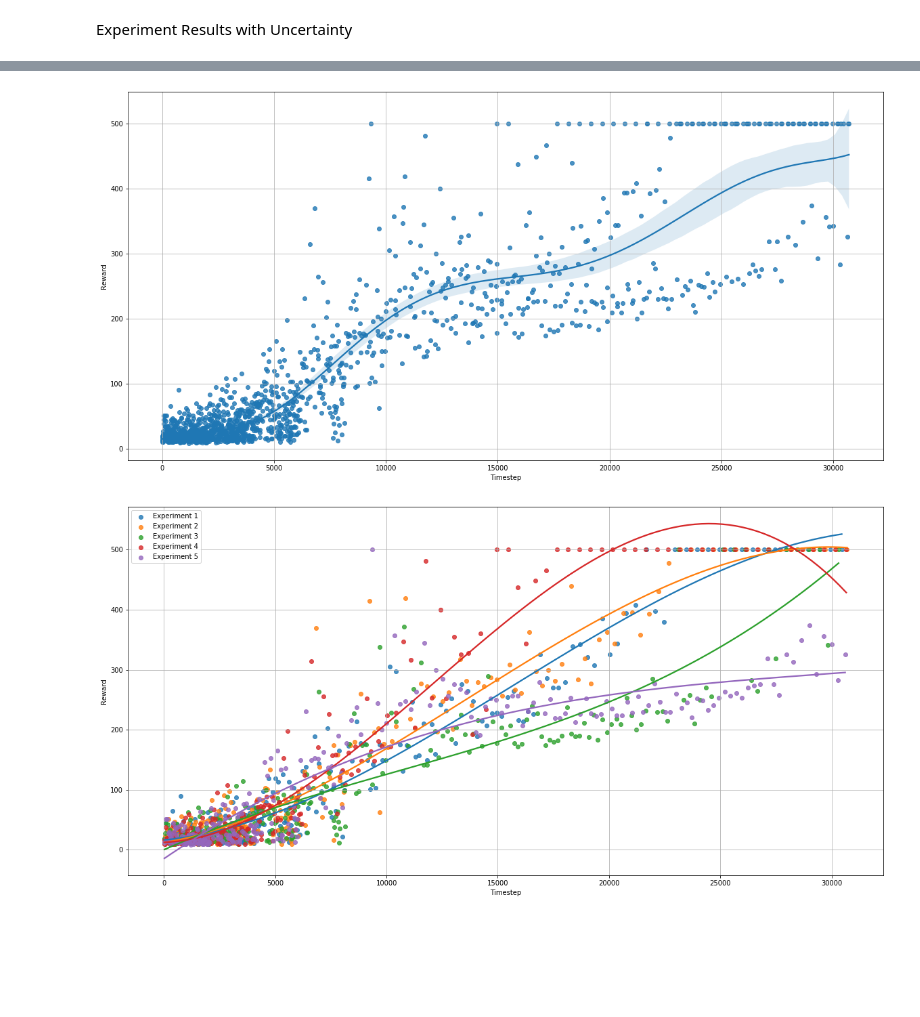
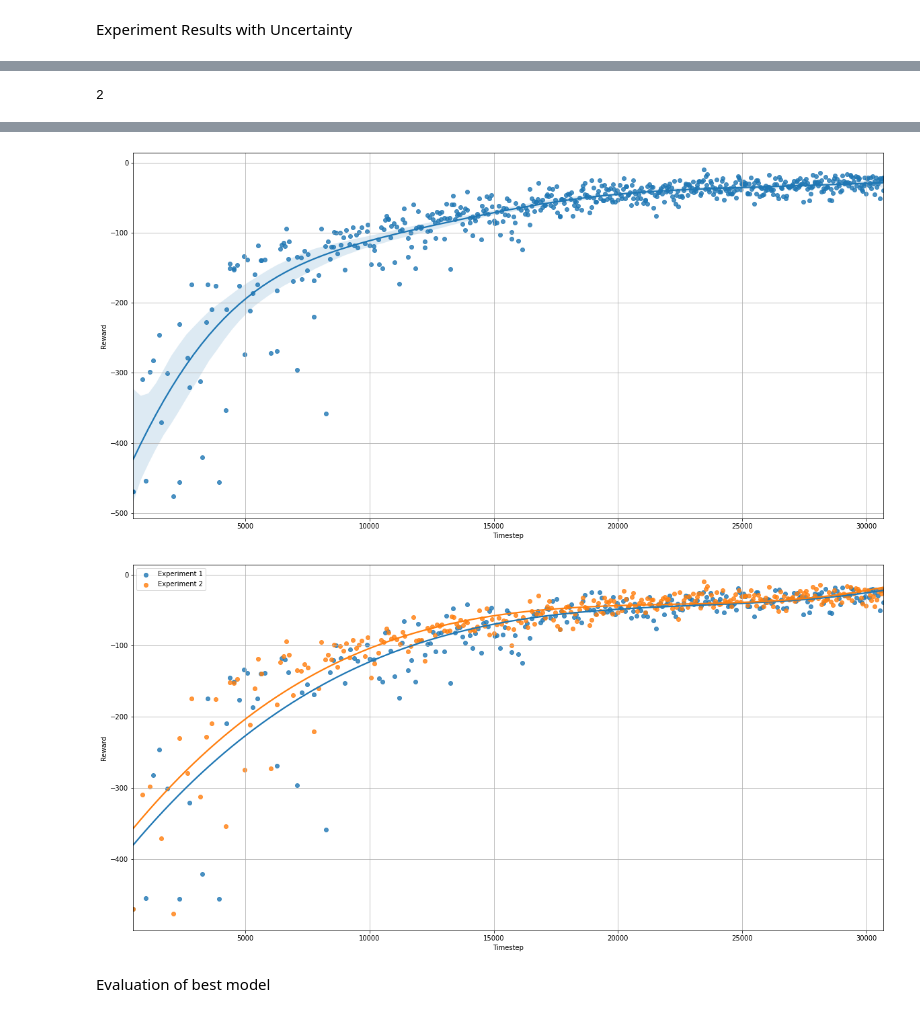
Before and after one commit to JonasLewe/applied_rl, a Jupyter notebook: DynamicModel.ipynb, the cells around one changed output, grey strips where cells are left out. Saved outputs shown, nothing was run; the diff lists cells and outputs as text; code cells hidden in the pictures; blank space fills up the shorter version.

Commit message:
Add files via upload
Added direction and reward graphs, full switch to Swingup + EvalCallback

```diff
--- a/DynamicModel.ipynb
+++ b/DynamicModel.ipynb
@@ -265,14 +247,21 @@ os.makedirs(tensorboard_dir2, exist_ok=True)
 for e in range (1, (num_experiments+1), 1):
     log_dir = (log_dir2 + str(e))
     os.makedirs(log_dir, exist_ok=True)
-    env2 = NoisedObservationWrapper(gym.make("CartPole-v1"))
+    env2 = NoisedObservationWrapper(gym.make("CartPoleSwingUp-v0"))
     env2 = Monitor(env2, log_dir) # required for using callback functions during training
     env2 = DummyVecEnv([lambda: env2])
     env2 = VecNormalize(env2, norm_obs=True, norm_reward=True)
 
     model2 = PPO(MlpPolicy, env2, verbose=0)
-    callback2=SaveOnBestTrainingRewardCallback(check_freq=5000, log_dir=log_dir, save_dir = log_dir, avg_episodes=30, vec_norm_env=env2)
-    model2.learn(total_timesteps=time_steps, callback=callback2)
+
+    clear_output(wait=True)
+    print("Run " +  str(e))
+
+    eval_callback = EvalCallback(env2Test, best_model_save_path=log_dir,
+                             log_path=log_dir, eval_freq=1000,
+                             deterministic=True, render=False)
+
+    model2.learn(total_timesteps=time_steps, callback=eval_callback)
 
     env2.close()
 # %% [output]
@@ -296,7 +285,9 @@ Best mean reward: 271.13 (ts=30000) - Last mean reward per episode: 271.13
 # %% [markdown]
 Experiment Results with Uncertainty
 # %%
-results_plotter.plot_results([log_dir2+str(1)], time_steps, results_plotter.X_TIMESTEPS, "PPO CartPole (Uncertain)")
-plt.savefig("results2-cartpole.png")
-plt.show()
+for e in range (1, (num_experiments+1), 1):
+
+    results_plotter.plot_results([log_dir2+str(e)], time_steps, results_plotter.X_TIMESTEPS, "PPO CartPole")
+    plt.savefig("results2-cartpole-" + str(e) + ".png")
+    plt.show()
 # %% [output]
@@ -306,17 +298,24 @@ plt.figure(figsize=(20,10))
 plt.clf()
 plt.grid()
 
-store = pd.DataFrame()
-exps = []
+maxreward2 = -math.inf
+best2 = 0
+
+store2 = pd.DataFrame()
+exps2 = []
 for e in range (1, (num_experiments+1), 1):
     log_dir = (log_dir2+ str(e))
     x, y = ts2xy(load_results(log_dir), 'timesteps')
     plt.scatter(x=x, y=y, label = "Experiment " + str(e))
     #plt.plot(x, y)
     d = {'x': x, 'y': y}
-    exp = pd.DataFrame(d)
-    exps.append(exp)
-    store = store.append(exp, ignore_index=True)
+    exp2 = pd.DataFrame(d)
+    exps2.append(exp2)
+    store2 = store2.append(exp2, ignore_index=True)
+    if (np.max(y) > maxreward2):
+      best2 = e
+
+print(best2)
 
 plt.legend()
 plt.ylabel("Reward")
@@ -327,7 +326,7 @@ plt.show()
 
 fig, regplot = plt.subplots(figsize = (20,10))
 fig.clf()
-regplot=sb.regplot(x="x", y="y", data=store, fit_reg=True, scatter=True, order=8,truncate= True)
+regplot=sb.regplot(x="x", y="y", data=store2, fit_reg=True, scatter=True, order=8,truncate= True)
 regplot.grid()
 regplot.set_ylabel("Reward")
 regplot.set_xlabel("Timestep")
@@ -335,12 +334,13 @@ plt.show()
 
 fig, regplot2 = plt.subplots(figsize = (20,10))
 i = 0
-for exp in exps:
+for exp2 in exps2:
     i += 1
-    sb.regplot(x="x", y="y", data=exp, fit_reg=True, scatter=True, order=3,truncate= True, ci=None, label = "Experiment " + str(i))
+    sb.regplot(x="x", y="y", data=exp2, fit_reg=True, scatter=True, order=3,truncate= True, ci=None, label = "Experiment " + str(i))
 regplot2.grid()
 regplot2.legend()
 regplot2.set_ylabel("Reward")
 regplot2.set_xlabel("Timestep")
 plt.show()
 # %% [output]
+2
@@ -348,2 +348,2 @@ plt.show()
-[figure, old version]
+[figure, new version]
-[figure, old version]
+[figure, new version]
@@ -352 +350,5 @@ Evaluation of best model
+# %% [markdown]
+
+
+Evaluation of best model
 # %%
```
Also changed, not shown: parts of 38 cells of this notebook.
